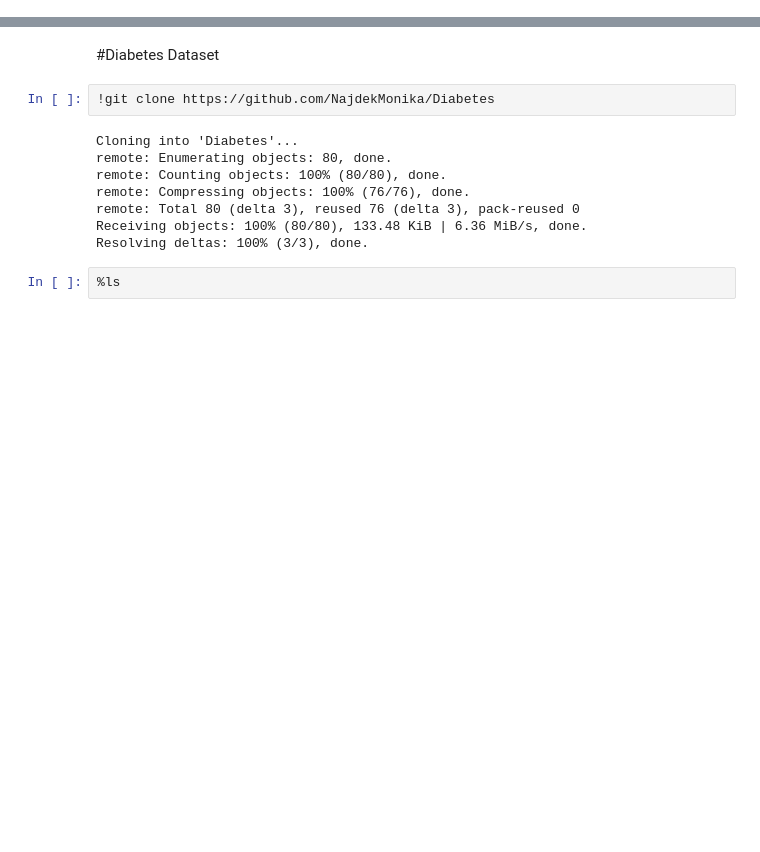
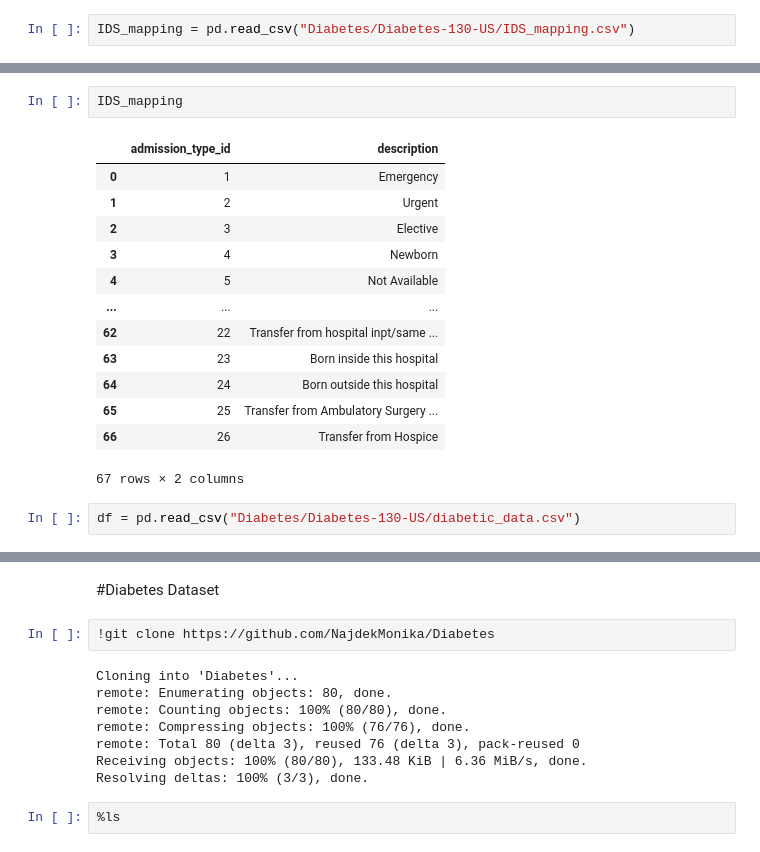
Before and after one commit to NajdekMonika/Diabetes, a Jupyter notebook: Diabetes.ipynb, the cells around one changed output, grey strips where cells are left out. Cells and saved outputs as stored; diff of their text form; blank space fills up the shorter version.

```diff
--- a/Diabetes.ipynb
+++ b/Diabetes.ipynb
@@ -4,0 +28,2 @@
+# %%
+IDS_mapping = pd.read_csv("Diabetes/Diabetes-130-US/IDS_mapping.csv")
@@ -4,0 +39,18 @@
+# %%
+IDS_mapping
+# %% [output]
+|  | admission_type_id | description |
+| 0 | 1 | Emergency |
+| 1 | 2 | Urgent |
+| 2 | 3 | Elective |
+| 3 | 4 | Newborn |
+| 4 | 5 | Not Available |
+| ... | ... | ... |
+| 62 | 22 | Transfer from hospital inpt/same ... |
+| 63 | 23 | Born inside this hospital |
+| 64 | 24 | Born outside this hospital |
+| 65 | 25 | Transfer from Ambulatory Surgery ... |
+| 66 | 26 | Transfer from Hospice |
+67 rows × 2 columns
+# %%
+df = pd.read_csv("Diabetes/Diabetes-130-US/diabetic_data.csv")
```
Also changed, not shown: parts of 20 cells of this notebook.
